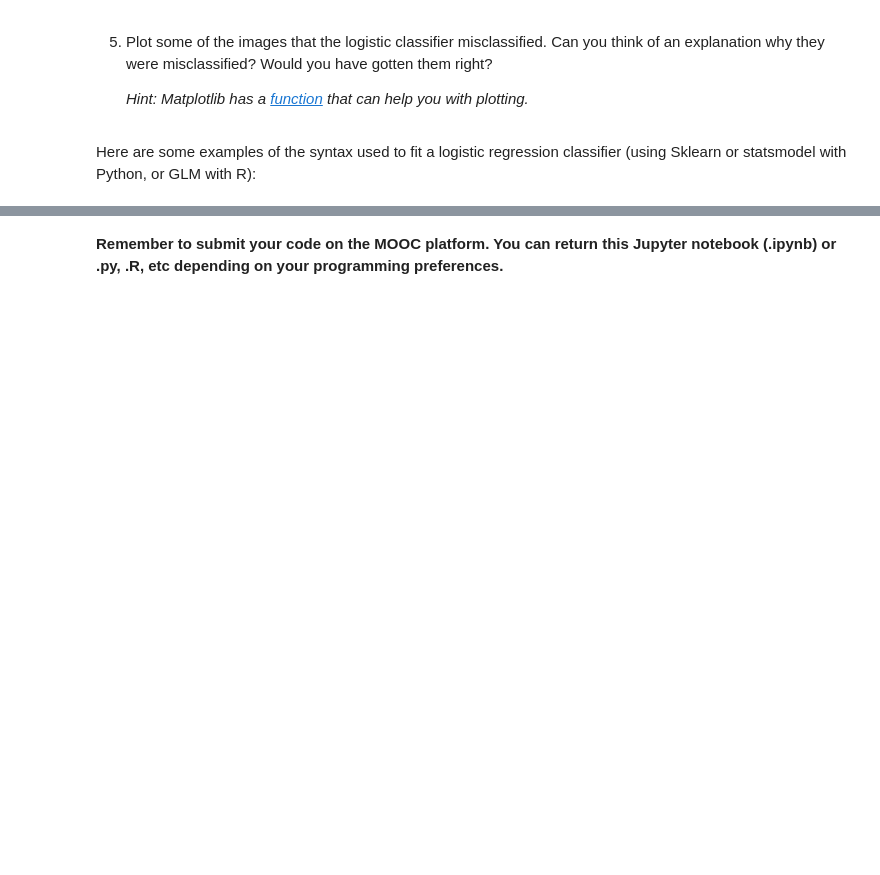
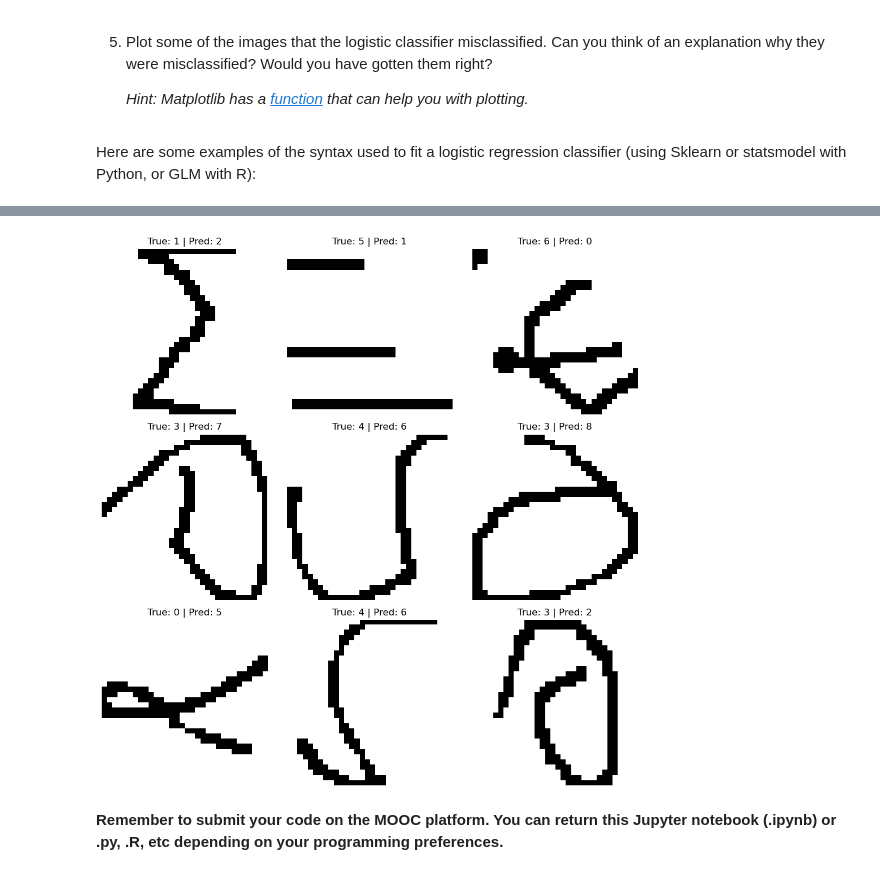
Before and after one commit to leeleisya/ML-geospatial_data_and_symbol_classification, a Jupyter notebook: ML.ipynb, the cells around one changed output, grey strips where cells are left out. Drawn from its saved outputs; the diff is of its cells as text; code cells hidden in the pictures; blank space fills up the shorter version.

```diff
--- a/ML.ipynb
+++ b/ML.ipynb
@@ -385,0 +474,78 @@ Here are some examples of the syntax used to fit a logistic regression classifie
+# %%
+# Use this cell for your code
+import os
+import pandas as pd
+import numpy as np
+from PIL import Image
+import matplotlib.pyplot as plt
+from sklearn.linear_model import LogisticRegression
+from sklearn.metrics import accuracy_score
+
+extract_dir = r"C:\Users\Omistaja\Downloads\259444\HASYv2_extracted"
+labels_path = os.path.join(extract_dir, "hasy-data-labels.csv")
+image_dir = os.path.join(extract_dir, "hasy-data")
+
+labels_df = pd.read_csv(labels_path)
+selected_classes = labels_df['symbol_id'].value_counts().index[:10]
+filtered_df = labels_df[labels_df['symbol_id'].isin(selected_classes)]
+
+class_ids = sorted(filtered_df['symbol_id'].unique())
+class_to_idx = {cls_id: idx for idx, cls_id in enumerate(class_ids)}
+
+img_size = (32, 32)
+images, labels = [], []
+
+for _, row in filtered_df.iterrows():
+    img_path = os.path.join(image_dir, row['path'].replace("hasy-data/", ""))
+    try:
+        img = Image.open(img_path).convert('L')
+        img = img.resize(img_size)
+        img_array = np.array(img)
+        images.append(img_array)
+        labels.append(class_to_idx[row['symbol_id']])
+    except Exception as e:
+        print(f"Failed to load {img_path}: {e}")
+
+images = np.array(images)[..., np.newaxis]
+labels = np.array(labels)
+
+num_samples = len(images)
+indices = np.arange(num_samples)
+np.random.seed(42)
+np.random.shuffle(indices)
+
+images = images[indices]
+labels = labels[indices]
+
+split_idx = int(0.8 * num_samples)
+X_train, X_test = images[:split_idx], images[split_idx:]
+y_train, y_test = labels[:split_idx], labels[split_idx:]
+
+X_train_flat = X_train.reshape(len(X_train), -1).astype("float32") / 255.0
+X_test_flat = X_test.reshape(len(X_test), -1).astype("float32") / 255.0
+
+clf = LogisticRegression(
+    multi_class="multinomial",
+    solver="saga",
+    max_iter=500,
+    n_jobs=-1
+)
+clf.fit(X_train_flat, y_train)
+y_pred = clf.predict(X_test_flat)
+
+print("Logistic Regression Accuracy:", accuracy_score(y_test, y_pred))
+misclassified_idx = np.where(y_pred != y_test)[0]
+print(f"Total misclassified samples: {len(misclassified_idx)}")
+num_to_plot = min(9, len(misclassified_idx))
+sample_idx = np.random.choice(misclassified_idx, num_to_plot, replace=False)
+
+plt.figure(figsize=(10, 10))
+for i, idx in enumerate(sample_idx):
+    plt.subplot(3, 3, i+1)
+    plt.imshow(X_test[idx].squeeze(), cmap="gray")
+    plt.title(f"True: {y_test[idx]} | Pred: {y_pred[idx]}")
+    plt.axis("off")
+
+plt.tight_layout()
+plt.show()
+# %% [output]
@@ -386,2 +554,3 @@ Here are some examples of the syntax used to fit a logistic regression classifie
+[figure, added]
 # %% [markdown]
 **Remember to submit your code on the MOOC platform. You can return this Jupyter notebook (.ipynb) or .py, .R, etc depending on your programming preferences.**
```
Also changed, not shown: parts of 9 cells of this notebook.
